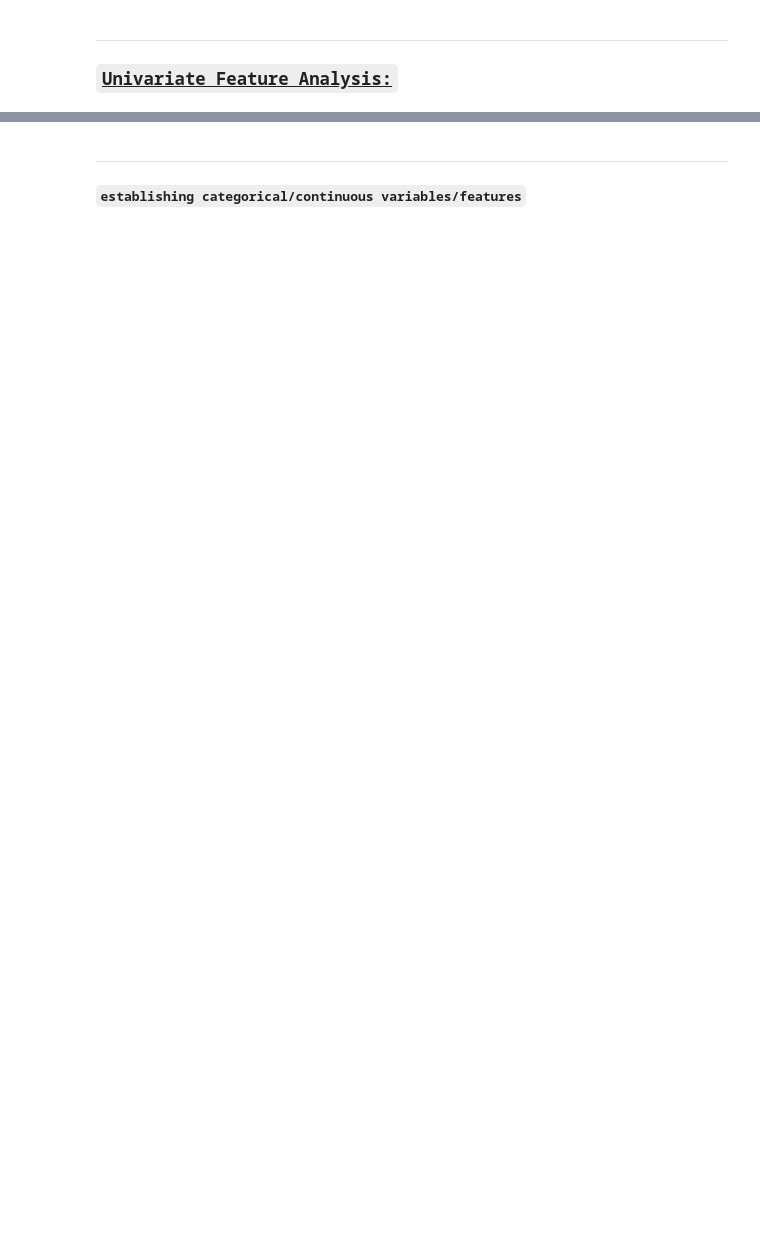
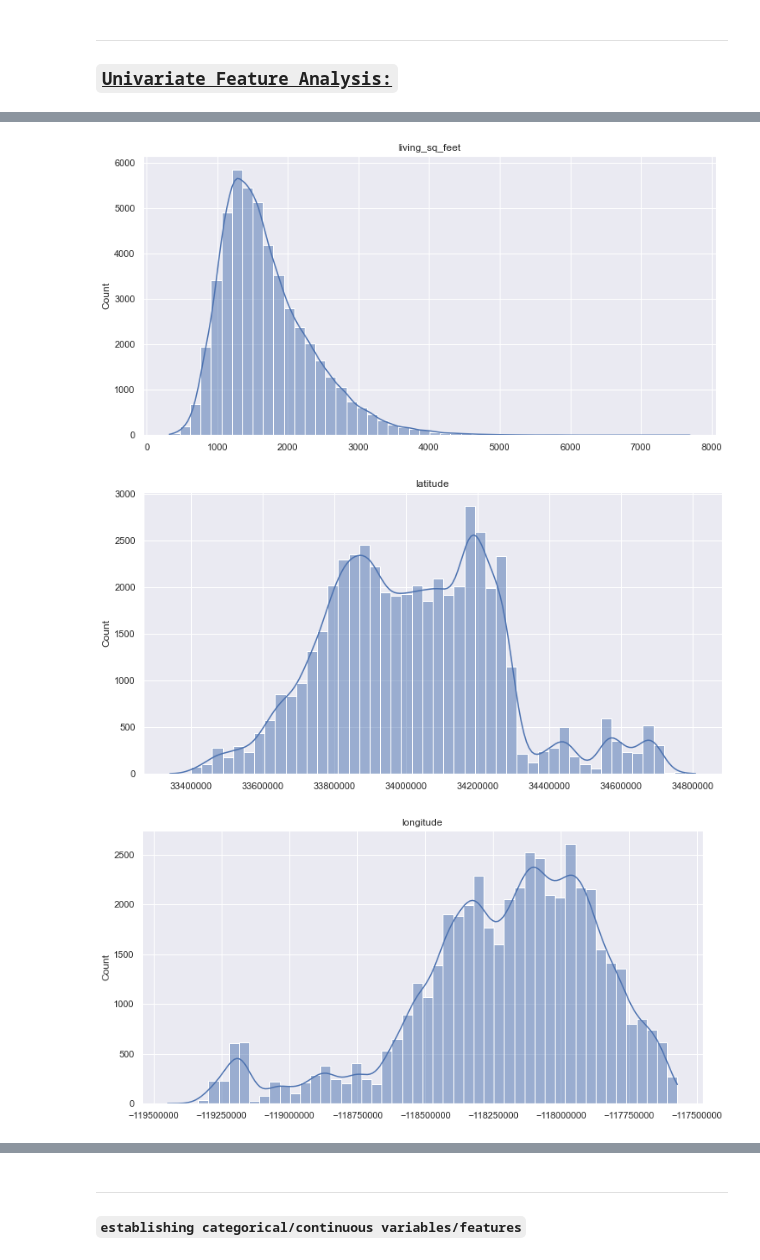
Before and after one commit to mijailmariano/zillow_regression, a Jupyter notebook: data_exploration.ipynb, the cells around one changed output, grey strips where cells are left out. Drawn from its saved outputs; the diff is of its cells as text; code cells hidden in the pictures; blank space fills up the shorter version.

```diff
--- a/data_exploration.ipynb
+++ b/data_exploration.ipynb
@@ -10,7 +10,7 @@ import scipy.stats as stats
 
 # visualization libraries
 import matplotlib as mlp
-mlp.rcParams['figure.dpi'] = 300
+# mlp.rcParams['figure.dpi'] = 300
 from matplotlib import pyplot as plt
 import seaborn as sns
 sns.set()
@@ -362,15 +706,19 @@ df.info()
 # %%
 # setting and plotting continuous features/variables
 
 continuous_vars = [
  'living_sq_feet',
  'latitude',
  'longitude',
  'property_sq_feet',
  'city_id',
  'county_id',
  'zip_code',
  'year_built'
 ]
 
-plot_continuous(df, continuous_vars)
+plot_continuous(df)
+# %% [output]
+[figure, added]
+[figure, added]
+[figure, added]
```
Also changed, not shown: parts of 82 cells of this notebook, 2 other files.
